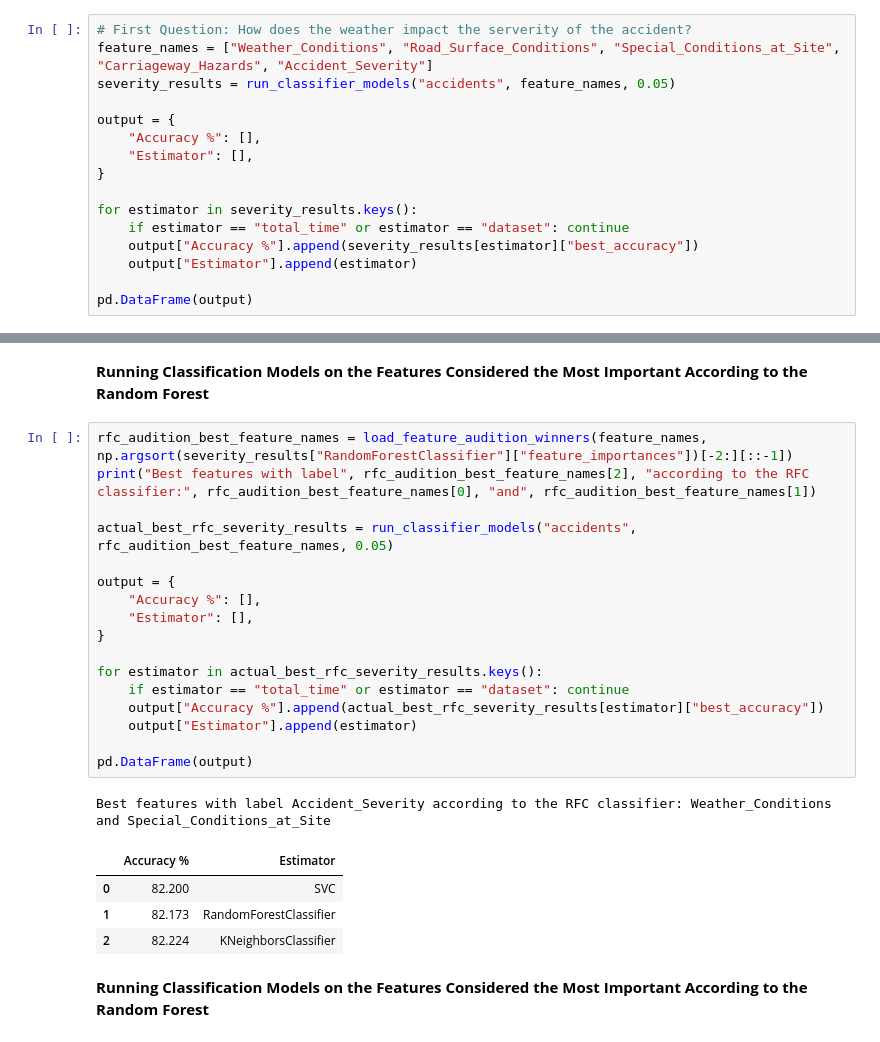
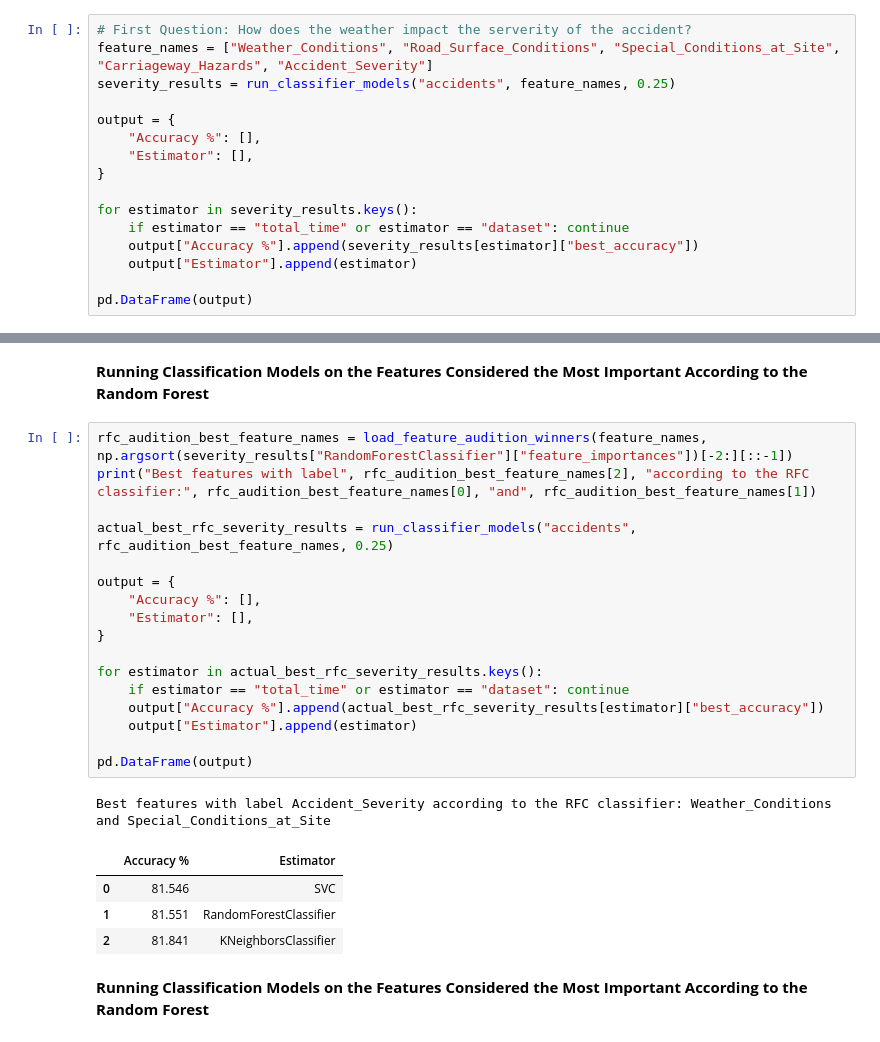
Before and after one commit to corbin-hayden13/CS345_UK_Accident_Analysis, a Jupyter notebook: UK_Accident_Analysis 2.ipynb, the cells around one changed output, grey strips where cells are left out. Drawn from its saved outputs; the diff is of its cells as text.

```diff
--- a/UK_Accident_Analysis 2.ipynb
+++ b/UK_Accident_Analysis 2.ipynb
@@ -335,7 +335,7 @@ def load_feature_audition_winners(all_features, indexes_of_winners):
 # %%
 # First Question: How does the weather impact the serverity of the accident?
 feature_names = ["Weather_Conditions", "Road_Surface_Conditions", "Special_Conditions_at_Site", "Carriageway_Hazards", "Accident_Severity"]
-severity_results = run_classifier_models("accidents", feature_names, 0.05)
+severity_results = run_classifier_models("accidents", feature_names, 0.25)
 
 output = {
     "Accuracy %": [],
@@ -366,26 +366,26 @@ We decided to investigate further on whether the beforementioned features were h
 # %%
 rfc_audition_best_feature_names = load_feature_audition_winners(feature_names, np.argsort(severity_results["RandomForestClassifier"]["feature_importances"])[-2:][::-1])
 print("Best features with label", rfc_audition_best_feature_names[2], "according to the RFC classifier:", rfc_audition_best_feature_names[0], "and", rfc_audition_best_feature_names[1])
 
-actual_best_rfc_severity_results = run_classifier_models("accidents", rfc_audition_best_feature_names, 0.05)
+actual_best_rfc_severity_results = run_classifier_models("accidents", rfc_audition_best_feature_names, 0.25)
 
 output = {
     "Accuracy %": [],
     "Estimator": [],
 }
 
 for estimator in actual_best_rfc_severity_results.keys():
     if estimator == "total_time" or estimator == "dataset": continue
     output["Accuracy %"].append(actual_best_rfc_severity_results[estimator]["best_accuracy"])
     output["Estimator"].append(estimator)
 
 pd.DataFrame(output)
 # %% [output]
 Best features with label Accident_Severity according to the RFC classifier: Weather_Conditions and Special_Conditions_at_Site
 |  | Accuracy % | Estimator |
-| 0 | 82.200 | SVC |
-| 1 | 82.173 | RandomForestClassifier |
-| 2 | 82.224 | KNeighborsClassifier |
+| 0 | 81.546 | SVC |
+| 1 | 81.551 | RandomForestClassifier |
+| 2 | 81.841 | KNeighborsClassifier |
 # %% [markdown]
 **Running Classification Models on the Features Considered the Most Important According to the Random Forest**
 # %%
```
Also changed, not shown: parts of 8 cells of this notebook.
